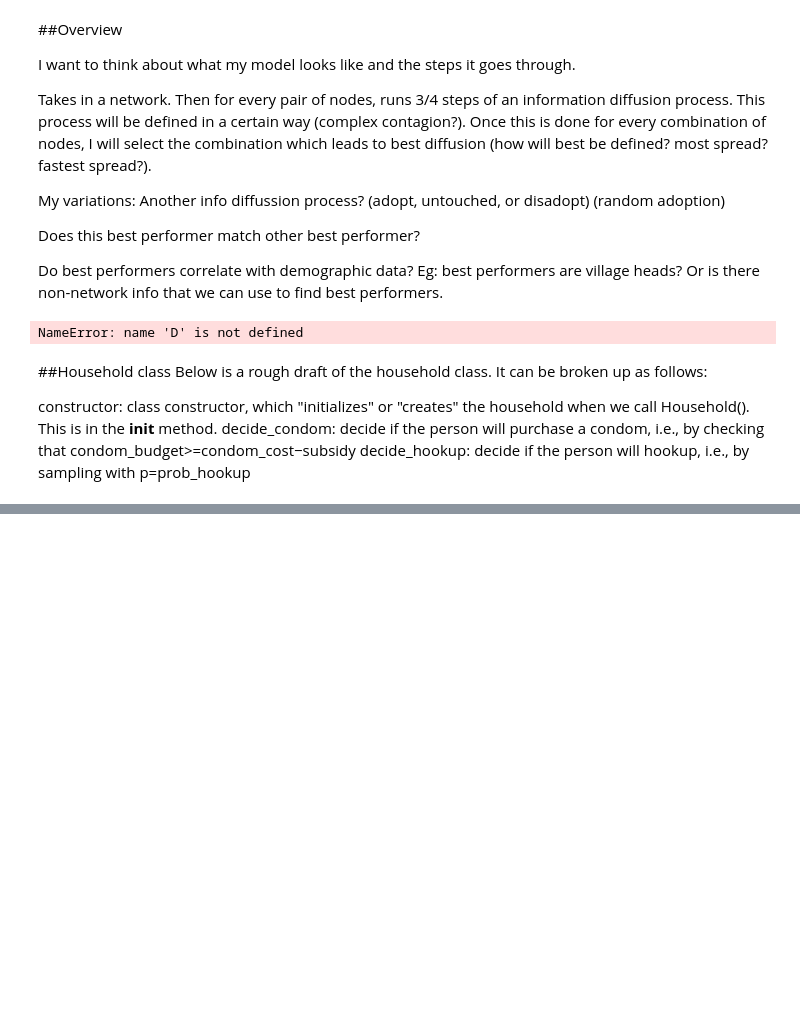
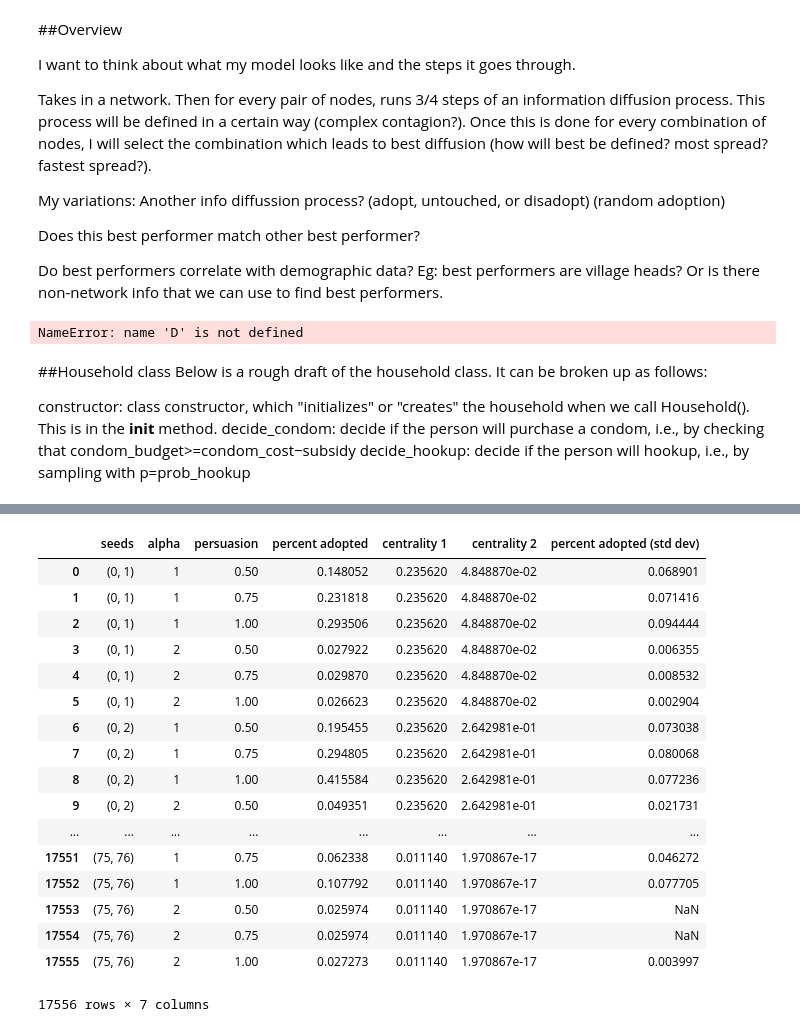
Before and after one commit to arunjvarghese/CSCS530-project, a Jupyter notebook: Initial Model.ipynb, the cells around one changed output, grey strips where cells are left out. Saved outputs shown, nothing was run; the diff lists cells and outputs as text; code cells hidden in the pictures; blank space fills up the shorter version.

```diff
--- a/Initial Model.ipynb
+++ b/Initial Model.ipynb
@@ -204,0 +237,19 @@ class Model(object):
+# %%
+##########iterations test
+
+fn = '/Users/arunvarghese/Desktop/School/Winter 2015/CMPLXSYS 530/CSCS530-project/adj_keroricego_HH_vilno_10.csv'
+village = np.genfromtxt(fn, delimiter=",")
+network = from_numpy_matrix(village)
+
+centrality=nx.eigenvector_centrality_numpy(network)
+
+sweep_output = []
+for (x,y) in itertools.combinations(nx.nodes(network),2):
+    print "Running model for seeds: "+str((x,y))
+    for persuasion in [1,.75,.50]:
+        for alpha in [1,2]:
+            for n in xrange(20):
+                m = Model(network,alpha,[x,y],persuasion)
+                for t in range(4):
+                    m.step()
+                sweep_output.append(((x,y),m.percent_adopted, alpha, persuasion, centrality[x], centrality[y]))
@@ -204,0 +327,24 @@ class Model(object):
+# %%
+# add percent adopted standard deviation column to main dataframe
+sweep_means['percent adopted (std dev)'] = sweep_std['percent adopted']
+
+sweep_means
+# %% [output]
+|  | seeds | alpha | persuasion | percent adopted | centrality 1 | centrality 2 | percent adopted (std dev) |
+| 0 | (0, 1) | 1 | 0.50 | 0.148052 | 0.235620 | 4.848870e-02 | 0.068901 |
+| 1 | (0, 1) | 1 | 0.75 | 0.231818 | 0.235620 | 4.848870e-02 | 0.071416 |
+| 2 | (0, 1) | 1 | 1.00 | 0.293506 | 0.235620 | 4.848870e-02 | 0.094444 |
+| 3 | (0, 1) | 2 | 0.50 | 0.027922 | 0.235620 | 4.848870e-02 | 0.006355 |
+| 4 | (0, 1) | 2 | 0.75 | 0.029870 | 0.235620 | 4.848870e-02 | 0.008532 |
+| 5 | (0, 1) | 2 | 1.00 | 0.026623 | 0.235620 | 4.848870e-02 | 0.002904 |
+| 6 | (0, 2) | 1 | 0.50 | 0.195455 | 0.235620 | 2.642981e-01 | 0.073038 |
+| 7 | (0, 2) | 1 | 0.75 | 0.294805 | 0.235620 | 2.642981e-01 | 0.080068 |
+| 8 | (0, 2) | 1 | 1.00 | 0.415584 | 0.235620 | 2.642981e-01 | 0.077236 |
+| 9 | (0, 2) | 2 | 0.50 | 0.049351 | 0.235620 | 2.642981e-01 | 0.021731 |
+| ... | ... | ... | ... | ... | ... | ... | ... |
+| 17551 | (75, 76) | 1 | 0.75 | 0.062338 | 0.011140 | 1.970867e-17 | 0.046272 |
+| 17552 | (75, 76) | 1 | 1.00 | 0.107792 | 0.011140 | 1.970867e-17 | 0.077705 |
+| 17553 | (75, 76) | 2 | 0.50 | 0.025974 | 0.011140 | 1.970867e-17 | NaN |
+| 17554 | (75, 76) | 2 | 0.75 | 0.025974 | 0.011140 | 1.970867e-17 | NaN |
+| 17555 | (75, 76) | 2 | 1.00 | 0.027273 | 0.011140 | 1.970867e-17 | 0.003997 |
+17556 rows × 7 columns
```
Also changed, not shown: parts of 15 cells of this notebook, 8 other files.
